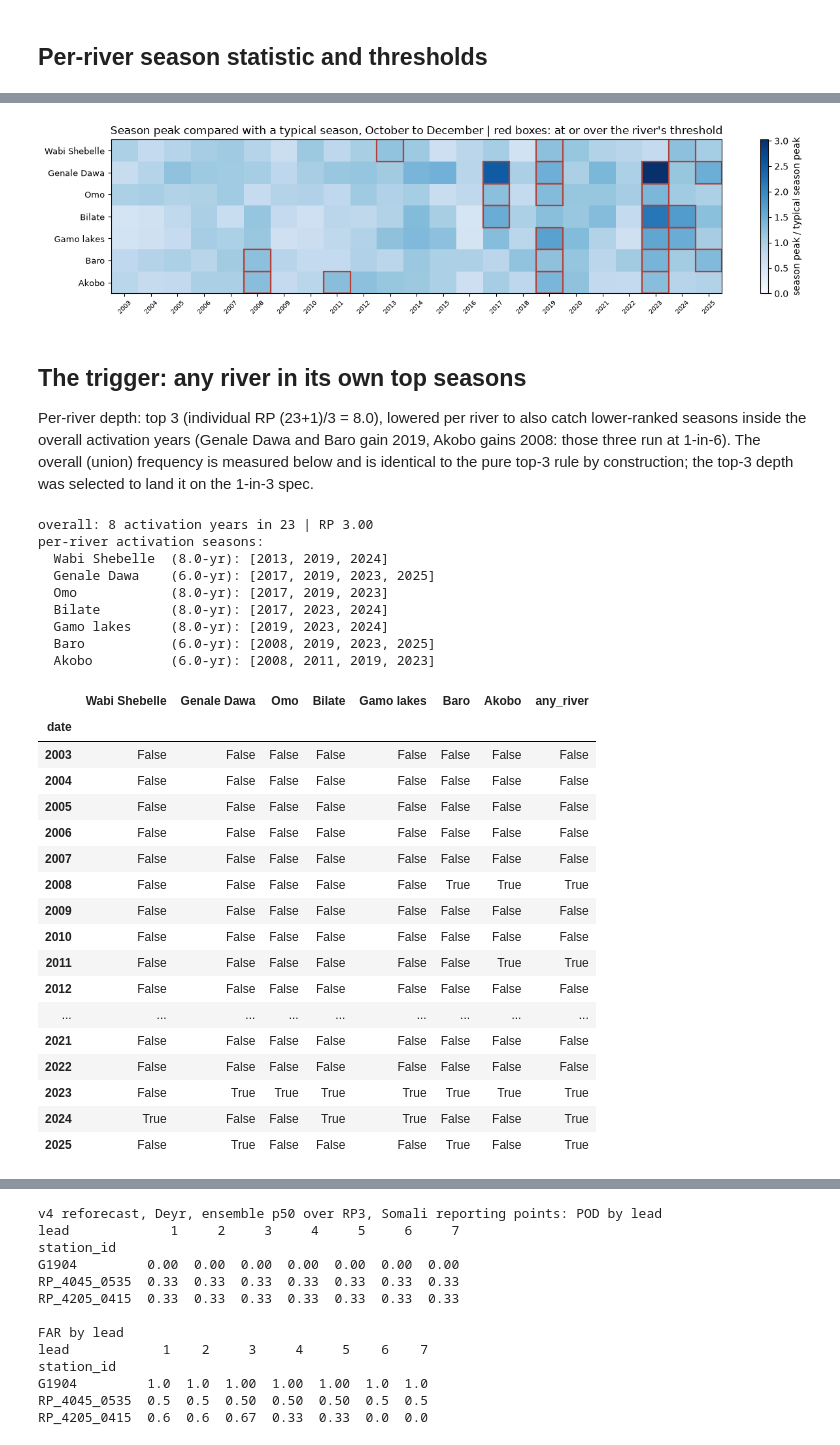
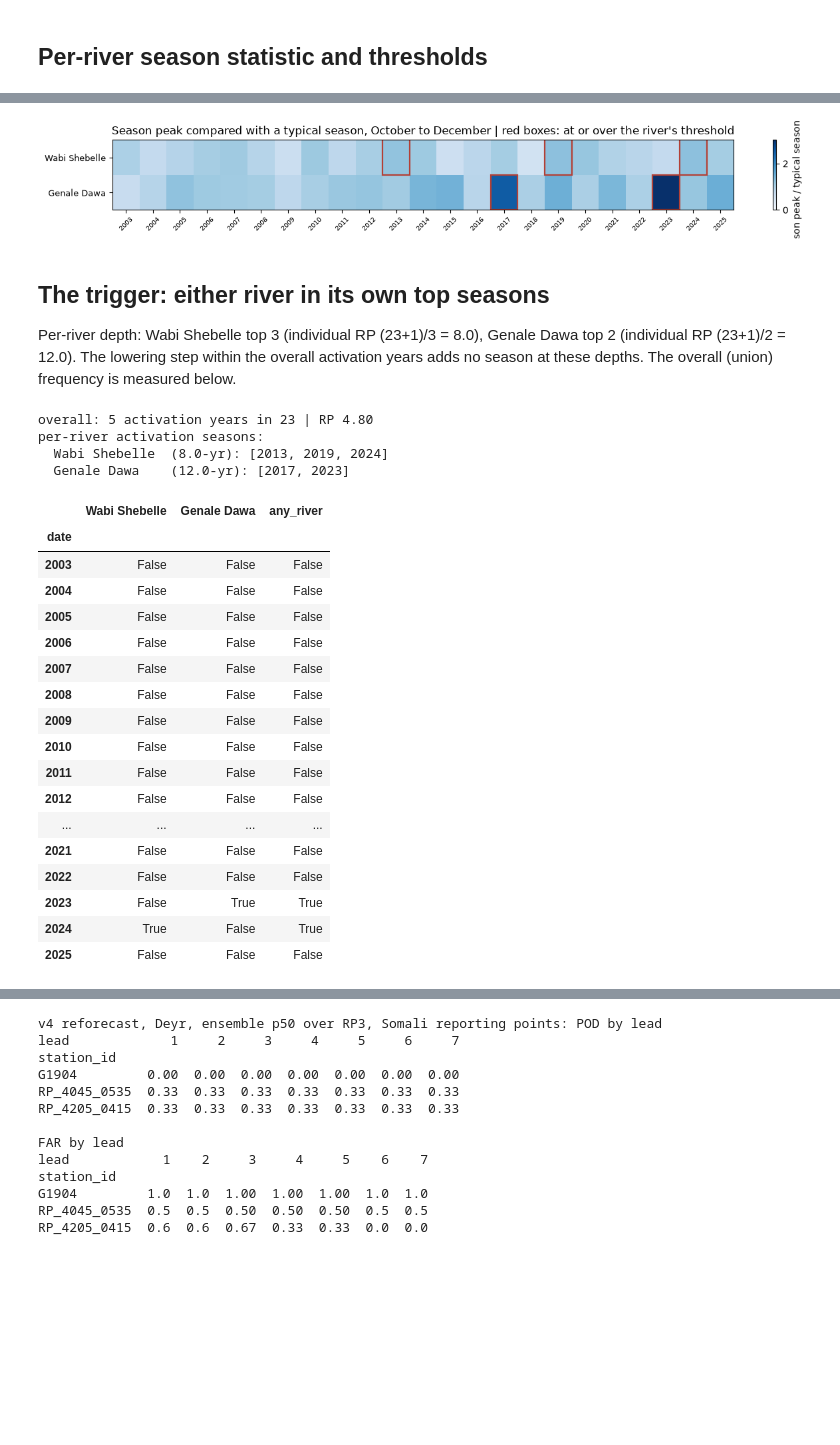
Before and after one commit to OCHA-DAP/ds-aa-eth-flooding, a Jupyter notebook: analysis/04_ond_trigger_design.ipynb, the cells around one changed output, grey strips where cells are left out. Drawn from its saved outputs; the diff is of its cells as text; code cells hidden in the pictures; blank space fills up the shorter version.

```diff
--- a/analysis/04_ond_trigger_design.ipynb
+++ b/analysis/04_ond_trigger_design.ipynb
@@ -52,15 +50,13 @@ PROJECT_PREFIX = "ds-aa-eth-flooding"
 OND = [10, 11, 12]
 YEARS = list(range(2003, 2026))
 N_YEARS = len(YEARS)
-TOP_N = 3  # per-river depth; chosen so the any-river union is 1-in-3 overall
+TOP_N = {"Wabi Shebelle": 3, "Genale Dawa": 2}  # per-river depth (19 Nov 2026): rivers 5 seasons and basin rainfall 5 seasons, together 1-in-3
 
 RIVER_OF = {
     "station_1": "Wabi Shebelle", "station_2": "Wabi Shebelle", "station_3": "Wabi Shebelle",
     "station_4": "Wabi Shebelle", "G1904": "Wabi Shebelle",
     "RP_4045_0535": "Genale Dawa", "RP_4205_0415": "Genale Dawa",
     "station_5": "Genale Dawa", "dawa_1": "Genale Dawa",
-    "omo_1": "Omo", "bilate_1": "Bilate", "gamo_1": "Gamo lakes",
-    "baro_1": "Baro", "akobo_1": "Akobo",
 }
-RIVERS = ["Wabi Shebelle", "Genale Dawa", "Omo", "Bilate", "Gamo lakes", "Baro", "Akobo"]
+RIVERS = ["Wabi Shebelle", "Genale Dawa"]
 # %% [markdown]
@@ -81,5 +77,6 @@ rean["date"] = rean["valid_time"] - pd.Timedelta(days=1)
 rean = rean.sort_values("valid_time").drop_duplicates(["station_id", "date"], keep="last")
 ond = rean[rean["date"].dt.month.isin(OND) & rean["date"].dt.year.isin(YEARS)]
 daily = ond.pivot_table(index="date", columns="station_id", values="discharge")
+daily = daily[[s for s in daily.columns if s in RIVER_OF]]
 print(daily.shape, "|", sorted(daily.columns))
 # %% [output]
@@ -96,27 +93,27 @@ river_stat = pd.DataFrame({
     for r in RIVERS
 })
 
-# start at the top-3 depth, then lower each river's ratio to also catch
+# start at each river's chosen depth, then lower its ratio to also catch
 # lower-ranked seasons that are already overall activation years; stop at the
 # first season outside the union, so no river can bring a new year in and the
 # overall activation years are unchanged by construction (adjusted 30 Sep 2026)
-ratio_top3 = river_stat.apply(lambda col: col.sort_values(ascending=False).iloc[TOP_N - 1])
+ratio_top3 = pd.Series({r: river_stat[r].sort_values(ascending=False).iloc[TOP_N[r] - 1] for r in RIVERS})
 active_top3 = river_stat.ge(ratio_top3, axis=1)
 union_top3 = set(active_top3.index[active_top3.any(axis=1)])
 adj = {}
 for r in RIVERS:
     ranked = river_stat[r].sort_values(ascending=False)
-    keep = list(ranked.index[:TOP_N])
-    for y in ranked.index[TOP_N:]:
+    keep = list(ranked.index[:TOP_N[r]])
+    for y in ranked.index[TOP_N[r]:]:
         if y not in union_top3:
             break
         keep.append(y)
     adj[r] = ranked.loc[keep].min()
 ratio_star = pd.Series(adj)[RIVERS]
 
-comp = pd.DataFrame({"top3_ratio": ratio_top3, "adjusted_ratio": ratio_star}).round(3)
+comp = pd.DataFrame({"depth_ratio": ratio_top3, "adjusted_ratio": ratio_star}).round(3)
 comp["seasons_kept"] = [int(river_stat[r].ge(ratio_star[r]).sum()) for r in RIVERS]
-print("threshold ratio per river (3rd-largest, lowered within the union years):")
+print("threshold ratio per river (chosen depth, lowered within the union years):")
 print(comp.to_string())
 
 levels = pd.DataFrame({
@@ -153,31 +140,29 @@ Akobo               1.291           1.290             4
 | station_3 | Wabi Shebelle | 988.700012 | 1213.099976 |
 | station_4 | Wabi Shebelle | 988.500000 | 1212.900024 |
 # %%
-fig, ax = plt.subplots(figsize=(13, 3.2))
+fig, ax = plt.subplots(figsize=(13, 1.9))
 im = ax.imshow(river_stat.T.values, cmap="Blues", aspect="auto",
                vmin=0, vmax=float(river_stat.max().max()))
 for i, r in enumerate(RIVERS):
     thr_r = ratio_star[r]
     for j, y in enumerate(YEARS):
         if river_stat.loc[y, r] >= thr_r:
             ax.add_patch(plt.Rectangle((j - 0.5, i - 0.5), 1, 1, fill=False,
                                        edgecolor="#B34036", linewidth=1.6))
 ax.set_xticks(range(N_YEARS)); ax.set_xticklabels(YEARS, fontsize=7, rotation=45)
 ax.set_yticks(range(len(RIVERS))); ax.set_yticklabels(RIVERS, fontsize=9)
 plt.colorbar(im, ax=ax, label="season peak / typical season peak")
 ax.set_title("Season peak compared with a typical season, October to December | red boxes: at or over the river's threshold")
 plt.tight_layout(); plt.show()
 # %% [output]
-[figure, old version]
+[figure, new version]
 # %% [markdown]
-## The trigger: any river in its own top seasons
+## The trigger: either river in its own top seasons
 
-Per-river depth: top 3 (individual RP (23+1)/3 = 8.0), lowered per river to
-also catch lower-ranked seasons inside the overall activation years (Genale
-Dawa and Baro gain 2019, Akobo gains 2008: those three run at 1-in-6). The
-overall (union) frequency is measured below and is identical to the pure
-top-3 rule by construction; the top-3 depth was selected to land it on the
-1-in-3 spec.
+Per-river depth: Wabi Shebelle top 3 (individual RP (23+1)/3 = 8.0), Genale Dawa
+top 2 (individual RP (23+1)/2 = 12.0). The lowering step within the overall
+activation years adds no season at these depths. The overall (union) frequency
+is measured below.
 # %%
 active = river_stat.ge(ratio_star, axis=1)
 union_years = active.index[active.any(axis=1)].tolist()
@@ -191,31 +176,26 @@ act_table = active.copy()
 act_table["any_river"] = active.any(axis=1)
 act_table
 # %% [output]
-overall: 8 activation years in 23 | RP 3.00
+overall: 5 activation years in 23 | RP 4.80
 per-river activation seasons:
   Wabi Shebelle  (8.0-yr): [2013, 2019, 2024]
-  Genale Dawa    (6.0-yr): [2017, 2019, 2023, 2025]
-  Omo            (8.0-yr): [2017, 2019, 2023]
-  Bilate         (8.0-yr): [2017, 2023, 2024]
-  Gamo lakes     (8.0-yr): [2019, 2023, 2024]
-  Baro           (6.0-yr): [2008, 2019, 2023, 2025]
-  Akobo          (6.0-yr): [2008, 2011, 2019, 2023]
+  Genale Dawa    (12.0-yr): [2017, 2023]
-|  | Wabi Shebelle | Genale Dawa | Omo | Bilate | Gamo lakes | Baro | Akobo | any_river |
-| date |  |  |  |  |  |  |  |  |
-| 2003 | False | False | False | False | False | False | False | False |
-| 2004 | False | False | False | False | False | False | False | False |
-| 2005 | False | False | False | False | False | False | False | False |
-| 2006 | False | False | False | False | False | False | False | False |
-| 2007 | False | False | False | False | False | False | False | False |
-| 2008 | False | False | False | False | False | True | True | True |
-| 2009 | False | False | False | False | False | False | False | False |
-| 2010 | False | False | False | False | False | False | False | False |
-| 2011 | False | False | False | False | False | False | True | True |
-| 2012 | False | False | False | False | False | False | False | False |
-| ... | ... | ... | ... | ... | ... | ... | ... | ... |
-| 2021 | False | False | False | False | False | False | False | False |
-| 2022 | False | False | False | False | False | False | False | False |
-| 2023 | False | True | True | True | True | True | True | True |
-| 2024 | True | False | False | True | True | False | False | True |
-| 2025 | False | True | False | False | False | True | False | True |
+|  | Wabi Shebelle | Genale Dawa | any_river |
+| date |  |  |  |
+| 2003 | False | False | False |
+| 2004 | False | False | False |
+| 2005 | False | False | False |
+| 2006 | False | False | False |
+| 2007 | False | False | False |
+| 2008 | False | False | False |
+| 2009 | False | False | False |
+| 2010 | False | False | False |
+| 2011 | False | False | False |
+| 2012 | False | False | False |
+| ... | ... | ... | ... |
+| 2021 | False | False | False |
+| 2022 | False | False | False |
+| 2023 | False | True | True |
+| 2024 | True | False | True |
+| 2025 | False | False | False |
 # %%
```
Also changed, not shown: parts of 10 cells of this notebook, 16 other files.
